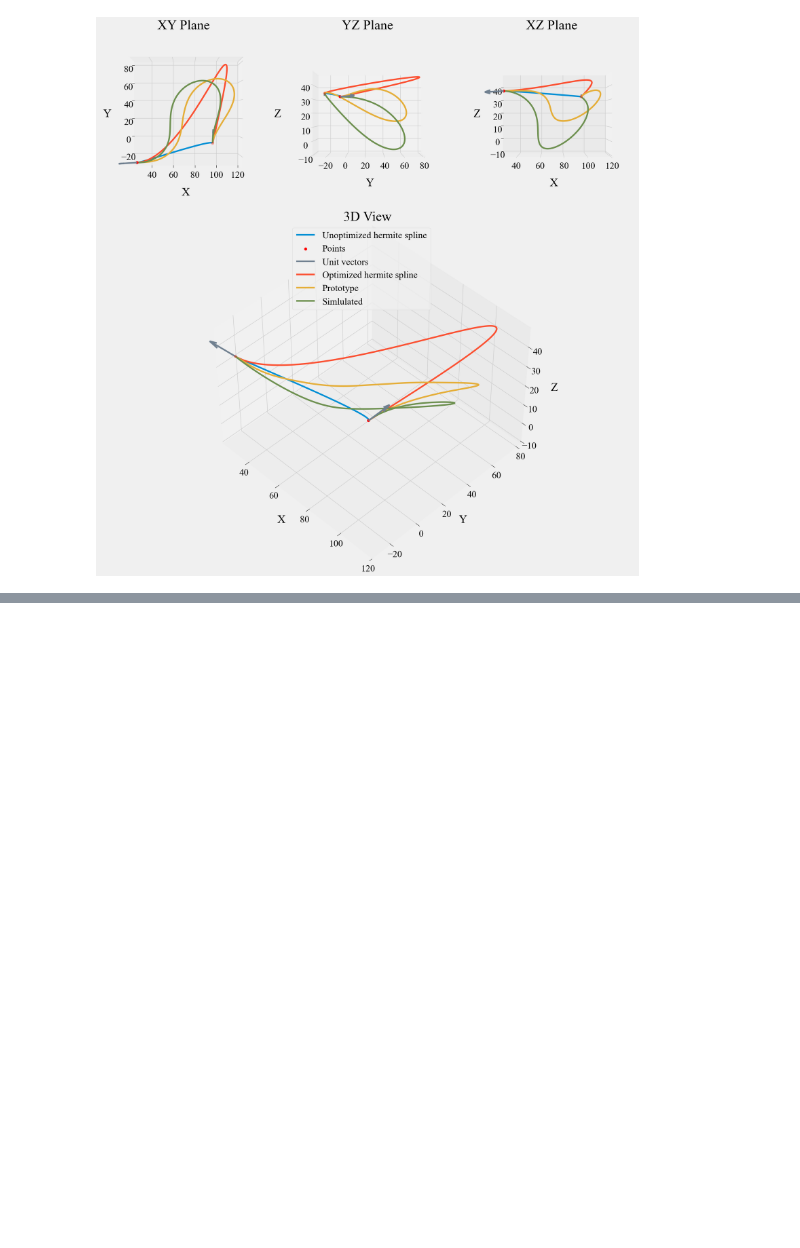
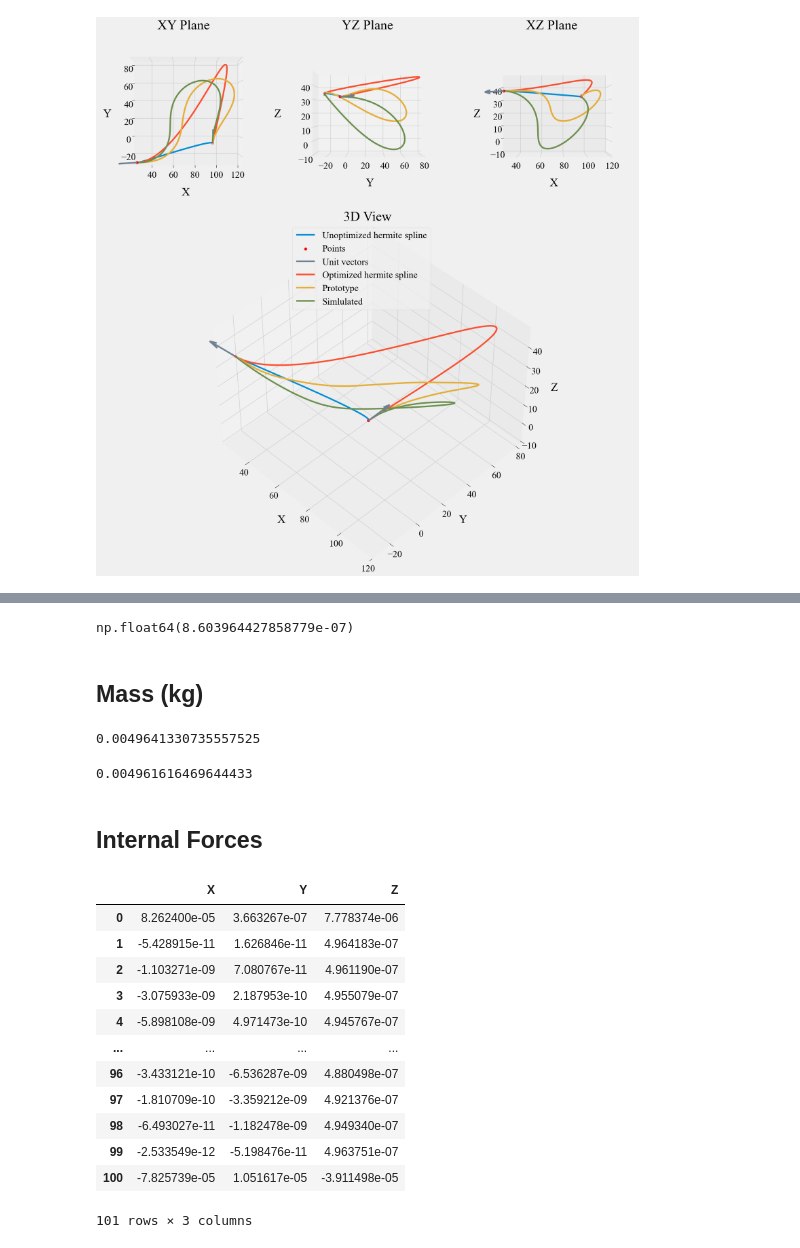
Before and after one commit to pranavduraisamy/spline-valeo, a Jupyter notebook: pyelastica/12-p4-case3.ipynb, the cells around one changed output, grey strips where cells are left out. Drawn from its saved outputs; the diff is of its cells as text; code cells hidden in the pictures; blank space fills up the shorter version.

Commit message:
force, mom, torq

```diff
--- a/pyelastica/12-p4-case3.ipynb
+++ b/pyelastica/12-p4-case3.ipynb
@@ -283,0 +287,34 @@ Video saved as vids/p4-case3.mp4
+# %%
+tube.compute_translational_energy()
+# %% [output]
+np.float64(8.603964427858779e-07)
+# %% [markdown]
+## Mass (kg)
+# %%
+print(sum(tube.mass))
+# %% [output]
+0.0049641330735557525
+# %%
+print(density*length*3.14*base_radius*base_radius)
+# %% [output]
+0.004961616469644433
+# %% [markdown]
+## Internal Forces
+# %%
+force=pd.DataFrame(tube.internal_forces.T,columns=['X','Y','Z'])
+force.to_csv('force.csv', index=False)
+force
+# %% [output]
+|  | X | Y | Z |
+| 0 | 8.262400e-05 | 3.663267e-07 | 7.778374e-06 |
+| 1 | -5.428915e-11 | 1.626846e-11 | 4.964183e-07 |
+| 2 | -1.103271e-09 | 7.080767e-11 | 4.961190e-07 |
+| 3 | -3.075933e-09 | 2.187953e-10 | 4.955079e-07 |
+| 4 | -5.898108e-09 | 4.971473e-10 | 4.945767e-07 |
+| ... | ... | ... | ... |
+| 96 | -3.433121e-10 | -6.536287e-09 | 4.880498e-07 |
+| 97 | -1.810709e-10 | -3.359212e-09 | 4.921376e-07 |
+| 98 | -6.493027e-11 | -1.182478e-09 | 4.949340e-07 |
+| 99 | -2.533549e-12 | -5.198476e-11 | 4.963751e-07 |
+| 100 | -7.825739e-05 | 1.051617e-05 | -3.911498e-05 |
+101 rows × 3 columns
```
Also changed, not shown: parts of 12 cells of this notebook, 3 other files.
